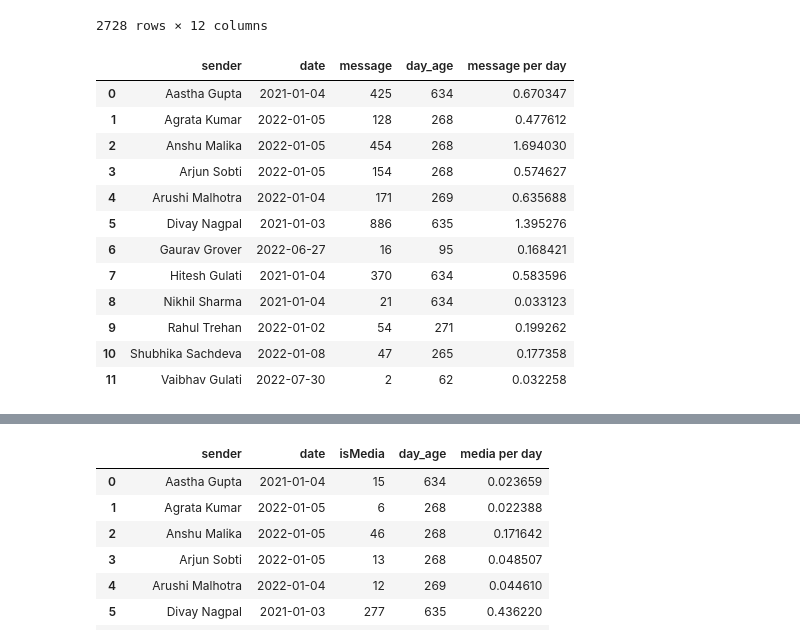
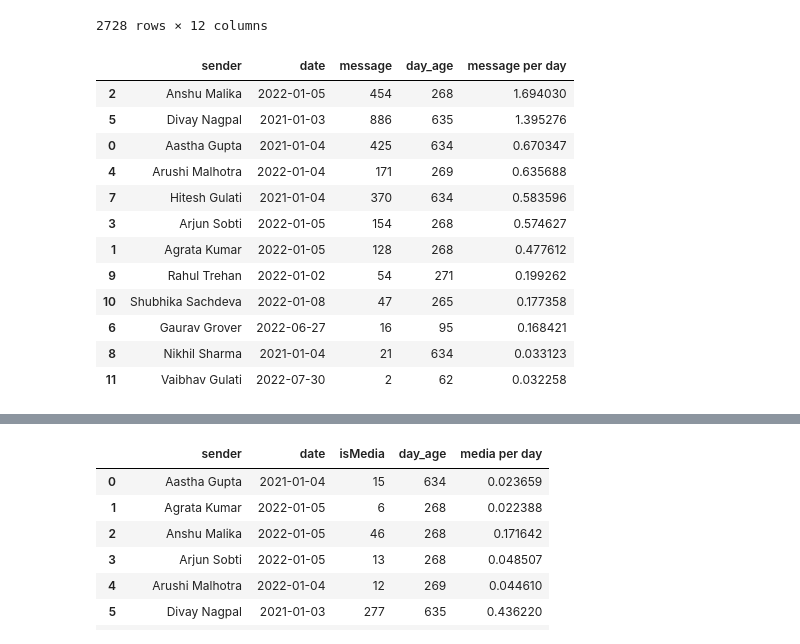
Before and after one commit to hiteshgulati/play, a Jupyter notebook: whatsapp/whatsapp.ipynb, the cells around one changed output, grey strips where cells are left out. Drawn from its saved outputs; the diff is of its cells as text; code cells hidden in the pictures.

```diff
--- a/whatsapp.ipynb
+++ b/whatsapp/whatsapp.ipynb
@@ -74,23 +74,23 @@ df
 # %%
 # Most messages per day
 
 message_count = df[['sender','date','message']].groupby('sender',as_index=False).agg({"date": min,"message": 'count'})
 message_count['day_age'] = (date.today() - message_count['date']).apply(lambda x: x.days)
 message_count['message per day'] = message_count['message'] / message_count['day_age']
-message_count
+message_count.sort_values(by='message per day',ascending=False)
 # %% [output]
 |  | sender | date | message | day_age | message per day |
+| 2 | Anshu Malika | 2022-01-05 | 454 | 268 | 1.694030 |
+| 5 | Divay Nagpal | 2021-01-03 | 886 | 635 | 1.395276 |
 | 0 | Aastha Gupta | 2021-01-04 | 425 | 634 | 0.670347 |
+| 4 | Arushi Malhotra | 2022-01-04 | 171 | 269 | 0.635688 |
+| 7 | Hitesh Gulati | 2021-01-04 | 370 | 634 | 0.583596 |
+| 3 | Arjun Sobti | 2022-01-05 | 154 | 268 | 0.574627 |
 | 1 | Agrata Kumar | 2022-01-05 | 128 | 268 | 0.477612 |
-| 2 | Anshu Malika | 2022-01-05 | 454 | 268 | 1.694030 |
-| 3 | Arjun Sobti | 2022-01-05 | 154 | 268 | 0.574627 |
-| 4 | Arushi Malhotra | 2022-01-04 | 171 | 269 | 0.635688 |
-| 5 | Divay Nagpal | 2021-01-03 | 886 | 635 | 1.395276 |
-| 6 | Gaurav Grover | 2022-06-27 | 16 | 95 | 0.168421 |
-| 7 | Hitesh Gulati | 2021-01-04 | 370 | 634 | 0.583596 |
-| 8 | Nikhil Sharma | 2021-01-04 | 21 | 634 | 0.033123 |
 | 9 | Rahul Trehan | 2022-01-02 | 54 | 271 | 0.199262 |
 | 10 | Shubhika Sachdeva | 2022-01-08 | 47 | 265 | 0.177358 |
+| 6 | Gaurav Grover | 2022-06-27 | 16 | 95 | 0.168421 |
+| 8 | Nikhil Sharma | 2021-01-04 | 21 | 634 | 0.033123 |
 | 11 | Vaibhav Gulati | 2022-07-30 | 2 | 62 | 0.032258 |
 # %%
 # Best Frequency
```
Also changed, not shown: parts of 3 cells of this notebook, 14 other files.
